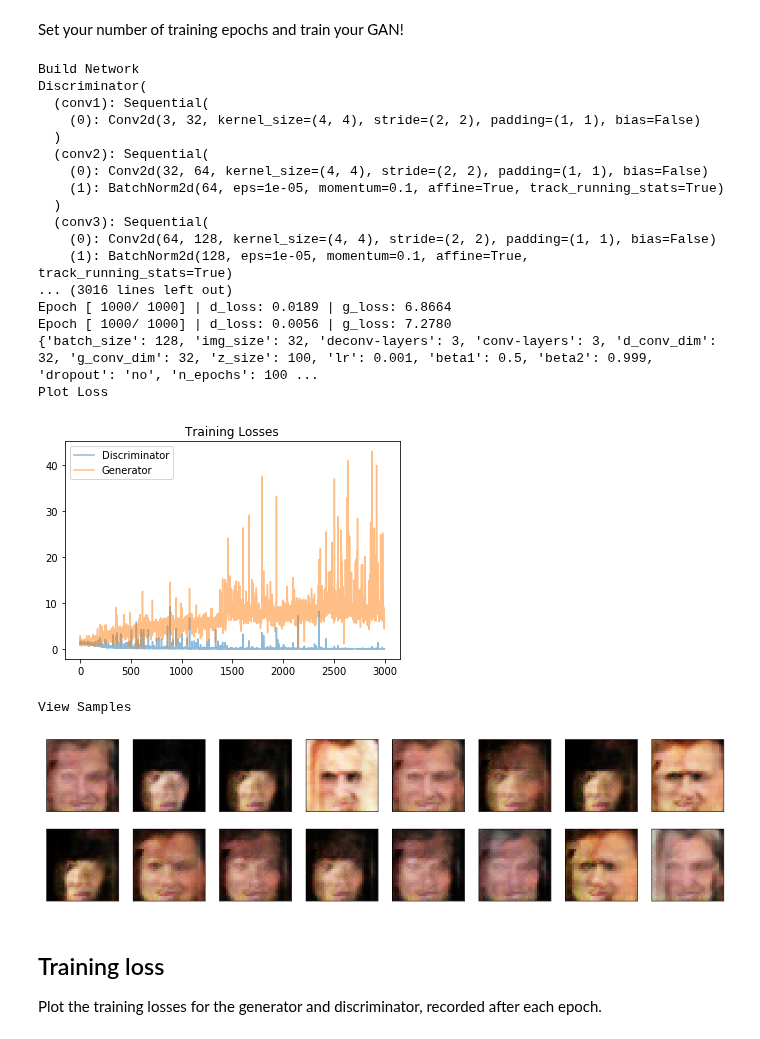
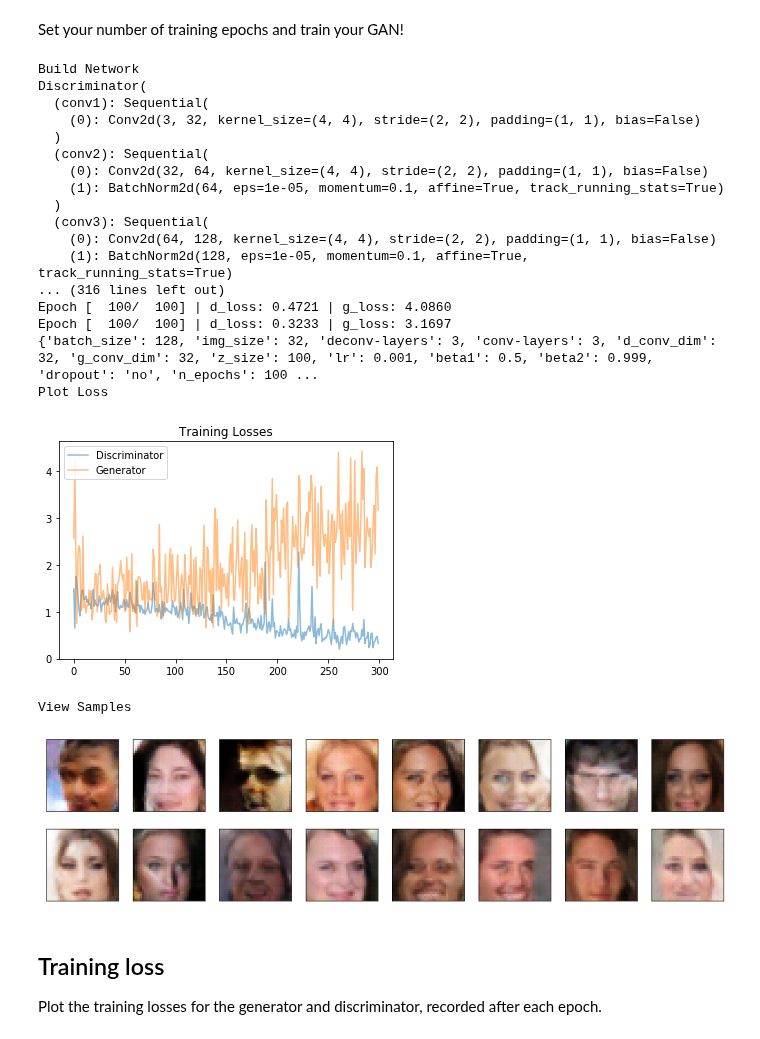
Before and after one commit to ddhartma/Face-Generation-with-DCGANs, a Jupyter notebook: dlnd_face_generation.ipynb, the cells around one changed output. Cells and saved outputs as stored; diff of their text form; code cells hidden in the pictures.

Commit message:
test: Test parameters train_7_num_epochs_samples

```diff
--- a/dlnd_face_generation.ipynb
+++ b/dlnd_face_generation.ipynb
@@ -504,7 +504,7 @@ You've been given some code to print out some loss statistics and save some gene
 
 Keep in mind that, if you've moved your models to GPU, you'll also have to move any model inputs to GPU.
 # %%
-train_n = 6
+train_n = 7
 param = 'num_epochs'
 # %%
 def save_data(index, losses):
@@ -692,7 +692,7 @@ def train(D, G, index, n_epochs, print_every=50):
 Set your number of training epochs and train your GAN!
 # %%
 # set number of epochs
-number_epochs = [1000]
+number_epochs = [100]
 
 """
 DON'T MODIFY ANYTHING IN THIS CELL
@@ -705,38 +705,38 @@ for index, num_epochs in enumerate(number_epochs):
     # Build network
     print('Build Network')
     D, G = build_network(d_conv_dim, g_conv_dim, z_size)
 
     # Reset optimizer
     d_optimizer, g_optimizer = optimizer()
 
     # Calculate losses
     losses = train(D, G, index, n_epochs=n_epochs)
 
     # Save and Plot Data
     save_data(index, losses)
     plot_training_loss(losses)
     _ = view_samples(index, epoch=-1)
 # %% [output]
 Build Network
 Discriminator(
   (conv1): Sequential(
     (0): Conv2d(3, 32, kernel_size=(4, 4), stride=(2, 2), padding=(1, 1), bias=False)
   )
   (conv2): Sequential(
     (0): Conv2d(32, 64, kernel_size=(4, 4), stride=(2, 2), padding=(1, 1), bias=False)
     (1): BatchNorm2d(64, eps=1e-05, momentum=0.1, affine=True, track_running_stats=True)
   )
   (conv3): Sequential(
     (0): Conv2d(64, 128, kernel_size=(4, 4), stride=(2, 2), padding=(1, 1), bias=False)
     (1): BatchNorm2d(128, eps=1e-05, momentum=0.1, affine=True, track_running_stats=True)
-... (3016 lines left out)
-Epoch [ 1000/ 1000] | d_loss: 0.0189 | g_loss: 6.8664
-Epoch [ 1000/ 1000] | d_loss: 0.0056 | g_loss: 7.2780
+... (316 lines left out)
+Epoch [  100/  100] | d_loss: 0.4721 | g_loss: 4.0860
+Epoch [  100/  100] | d_loss: 0.3233 | g_loss: 3.1697
 {'batch_size': 128, 'img_size': 32, 'deconv-layers': 3, 'conv-layers': 3, 'd_conv_dim': 32, 'g_conv_dim': 32, 'z_size': 100, 'lr': 0.001, 'beta1': 0.5, 'beta2': 0.999, 'dropout': 'no', 'n_epochs': 100 ...
 Plot Loss
-[figure, old version]
+[figure, new version]
 View Samples
-[figure, old version]
+[figure, new version]
 # %% [markdown]
 ## Training loss
 
```
Also changed, not shown: parts of 5 cells of this notebook.
